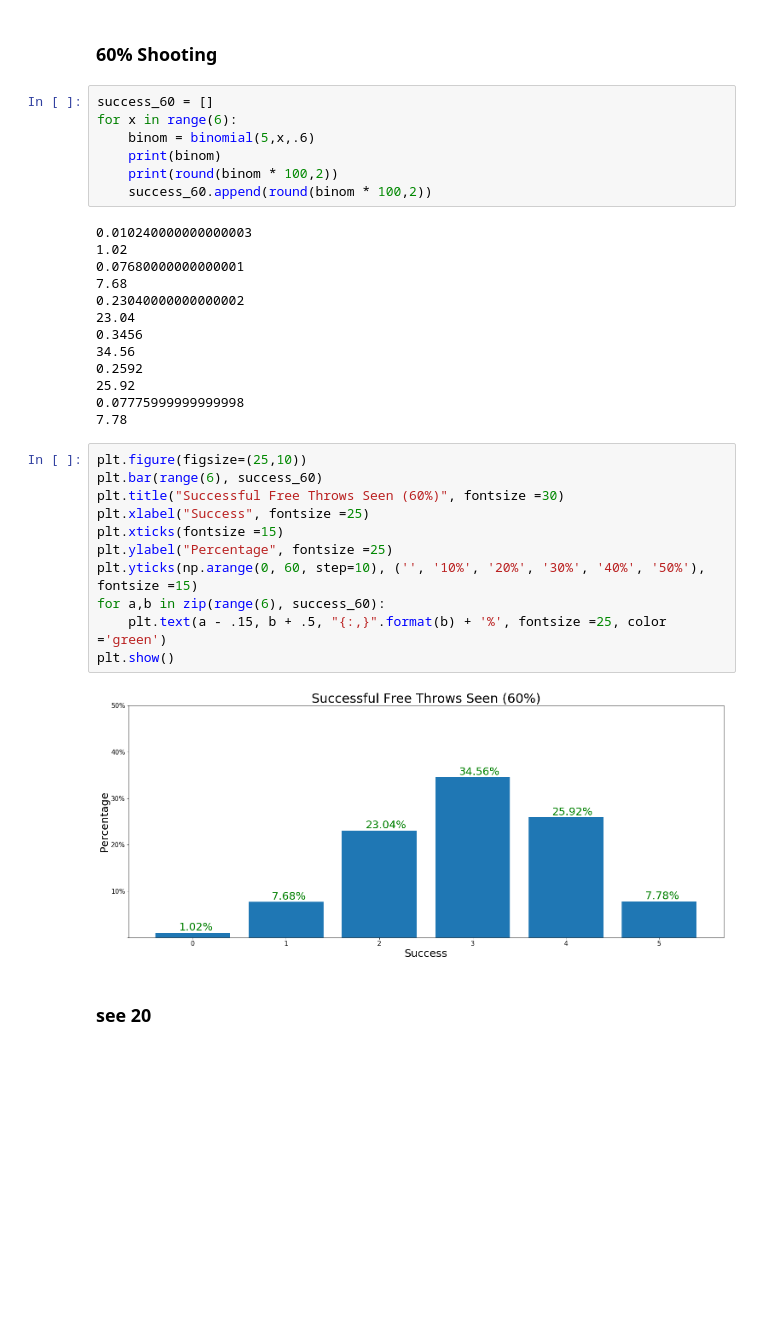
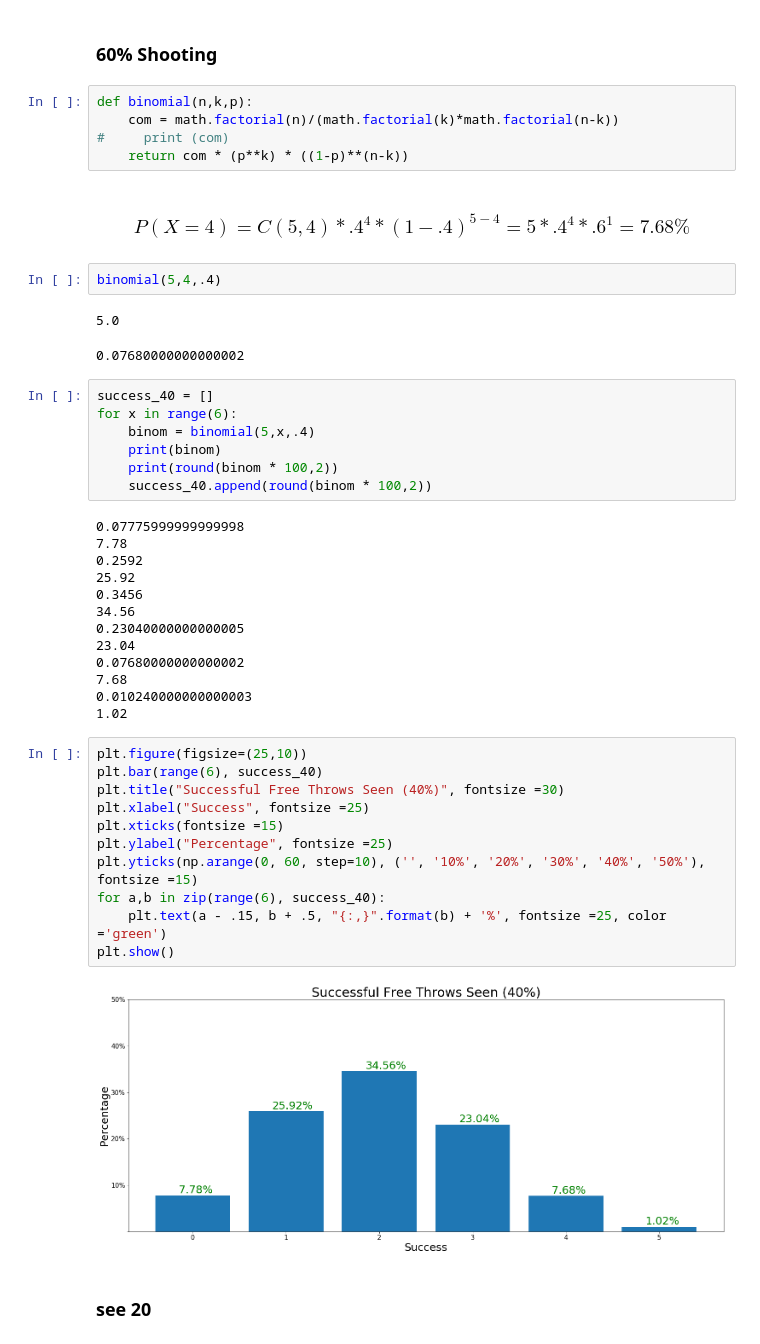
Before and after one commit to Arimorris/blogs, a Jupyter notebook: BINOMIAL.ipynb, the cells around one changed output. Drawn from its saved outputs; the diff is of its cells as text; blank space fills up the shorter version.

Commit message:
binomial blog 2

```diff
--- a/BINOMIAL.ipynb
+++ b/BINOMIAL.ipynb
@@ -196,38 +199,50 @@ plt.show()
 [figure]
 # %% [markdown]
 ### 60% Shooting
+# %%
+def binomial(n,k,p):
+    com = math.factorial(n)/(math.factorial(k)*math.factorial(n-k))
+#     print (com)
+    return com * (p**k) * ((1-p)**(n-k))
+# %% [markdown]
+### $$P(X = 4) = C(5,4) * .4^4 * (1-.4)^{5-4} = 5 * .4^4 * .6^1 = 7.68\%$$
+# %%
+binomial(5,4,.4)
+# %% [output]
+5.0
+0.07680000000000002
 # %%
-success_60 = []
+success_40 = []
 for x in range(6):
-    binom = binomial(5,x,.6)
+    binom = binomial(5,x,.4)
     print(binom)
     print(round(binom * 100,2))
-    success_60.append(round(binom * 100,2))
+    success_40.append(round(binom * 100,2))
 # %% [output]
+0.07775999999999998
+7.78
+0.2592
+25.92
+0.3456
+34.56
+0.23040000000000005
+23.04
+0.07680000000000002
+7.68
 0.010240000000000003
 1.02
-0.07680000000000001
-7.68
-0.23040000000000002
-23.04
-0.3456
-34.56
-0.2592
-25.92
-0.07775999999999998
-7.78
 # %%
 plt.figure(figsize=(25,10))
-plt.bar(range(6), success_60)
-plt.title("Successful Free Throws Seen (60%)", fontsize =30)
+plt.bar(range(6), success_40)
+plt.title("Successful Free Throws Seen (40%)", fontsize =30)
 plt.xlabel("Success", fontsize =25)
 plt.xticks(fontsize =15)
 plt.ylabel("Percentage", fontsize =25)
 plt.yticks(np.arange(0, 60, step=10), ('', '10%', '20%', '30%', '40%', '50%'), fontsize =15)
-for a,b in zip(range(6), success_60):
+for a,b in zip(range(6), success_40):
     plt.text(a - .15, b + .5, "{:,}".format(b) + '%', fontsize =25, color ='green')
 plt.show()
 # %% [output]
-[figure, old version]
+[figure, new version]
 # %% [markdown]
 ### see 20
```
Also changed, not shown: parts of 11 cells of this notebook.
